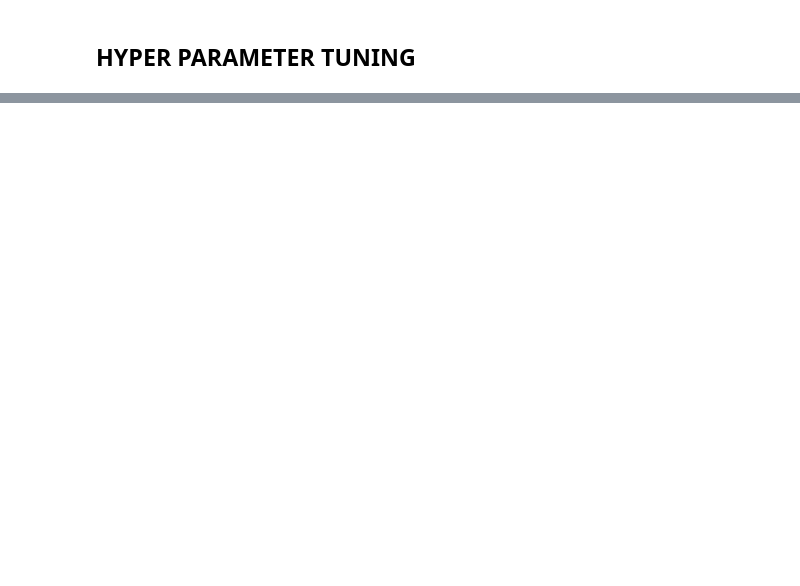
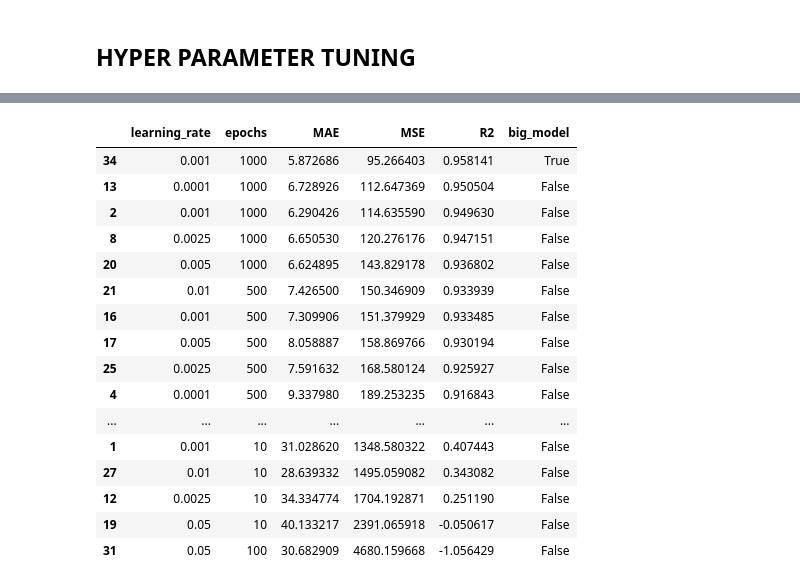
Before and after one commit to elirwater/ds4400-final-project, a Jupyter notebook: ml_regression_model.ipynb, the cells around one changed output, grey strips where cells are left out. Drawn from its saved outputs; the diff is of its cells as text; code cells hidden in the pictures; blank space fills up the shorter version.

```diff
--- a/ml_regression_model.ipynb
+++ b/ml_regression_model.ipynb
@@ -60,13 +76,14 @@ def train_model(X,y, learning_rate = 0.01, epochs=100):
     # add normalization layer to
     model.add(normalizer)
     # configure and add hidden layers - TWEAK THESE LAYERS (modify, add, or remove)
-    model.add(layer_h1 := Dense(2000, activation='relu'))
-    model.add(layer_h2 := Dense(1500, activation='relu'))
-    model.add(layer_h3 := Dense(1000, activation='relu'))
-    model.add(layer_h4 := Dense(500, activation='relu'))
+    model.add(layer_h0 := Dense(3000, activation='relu'))
+    model.add(layer_h1 := Dense(2500, activation='relu'))
+    model.add(layer_h2 := Dense(2000, activation='relu'))
+    model.add(layer_h3 := Dense(1500, activation='relu'))
+    model.add(layer_h4 := Dense(1000, activation='relu'))
     # add output layer
     model.add(layer_o := Dense(1))
-    model.summary()
+    # model.summary()
 
     # setup model for learning
     model.compile(optimizer=Adam(learning_rate=learning_rate),
@@ -115,9 +231,21 @@ for i in range(10000):
 # %%
-# pick the best models
-epochs_min_value = min(epochs_values_models)
-epochs_best_value = epochs_values_models.index(epochs_min_value)
-
-learning_rates_min_value = min(learning_rates_models)
-learning_rates_min_index = learning_rates_models.index(learning_rates_min_value)
-
-learning_rates_best_value = learning_rates[learning_rates_min_index]
+tuning_results_df.sort_values("MSE",ascending=True, inplace=True)
+tuning_results_df
+# %% [output]
+|  | learning_rate | epochs | MAE | MSE | R2 | big_model |
+| 34 | 0.001 | 1000 | 5.872686 | 95.266403 | 0.958141 | True |
+| 13 | 0.0001 | 1000 | 6.728926 | 112.647369 | 0.950504 | False |
+| 2 | 0.001 | 1000 | 6.290426 | 114.635590 | 0.949630 | False |
+| 8 | 0.0025 | 1000 | 6.650530 | 120.276176 | 0.947151 | False |
+| 20 | 0.005 | 1000 | 6.624895 | 143.829178 | 0.936802 | False |
+| 21 | 0.01 | 500 | 7.426500 | 150.346909 | 0.933939 | False |
+| 16 | 0.001 | 500 | 7.309906 | 151.379929 | 0.933485 | False |
+| 17 | 0.005 | 500 | 8.058887 | 158.869766 | 0.930194 | False |
+| 25 | 0.0025 | 500 | 7.591632 | 168.580124 | 0.925927 | False |
+| 4 | 0.0001 | 500 | 9.337980 | 189.253235 | 0.916843 | False |
+| ... | ... | ... | ... | ... | ... | ... |
+| 1 | 0.001 | 10 | 31.028620 | 1348.580322 | 0.407443 | False |
+| 27 | 0.01 | 10 | 28.639332 | 1495.059082 | 0.343082 | False |
+| 12 | 0.0025 | 10 | 34.334774 | 1704.192871 | 0.251190 | False |
+| 19 | 0.05 | 10 | 40.133217 | 2391.065918 | -0.050617 | False |
+| 31 | 0.05 | 100 | 30.682909 | 4680.159668 | -1.056429 | False |
```
Also changed, not shown: parts of 11 cells of this notebook.
